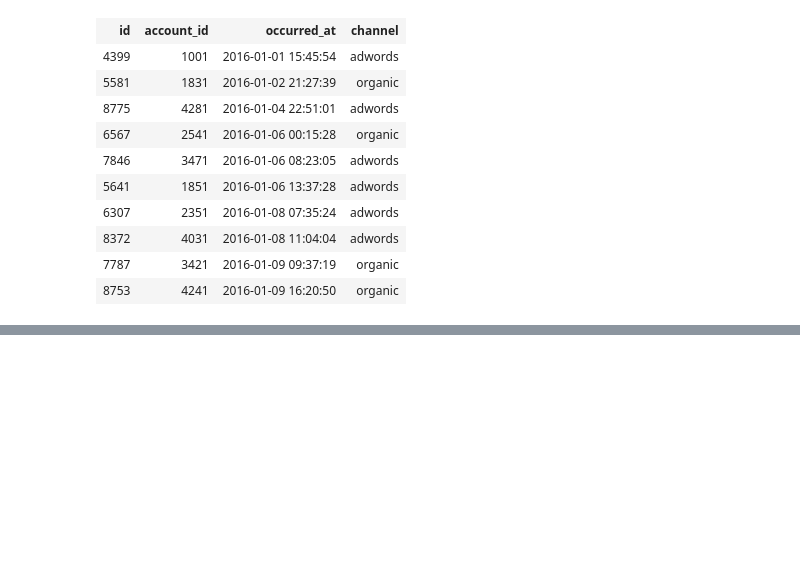
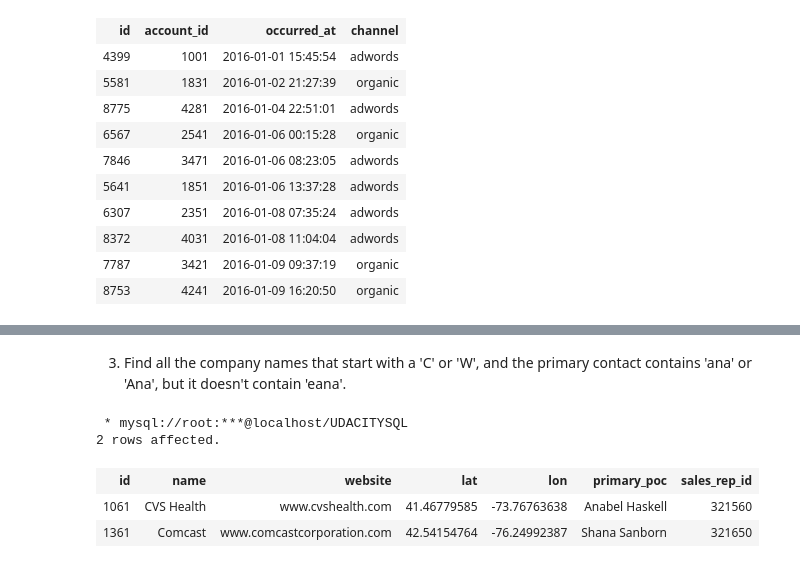
Before and after one commit to EmilyMaPe/SQL-for-Data-Analytics, a Jupyter notebook: BASIC SQL.ipynb, the cells around one changed output, grey strips where cells are left out. Drawn from its saved outputs; the diff is of its cells as text; code cells hidden in the pictures; blank space fills up the shorter version.

```diff
--- a/BASIC SQL.ipynb
+++ b/BASIC SQL.ipynb
@@ -774,0 +859,16 @@ SELECT *
+# %% [markdown]
+3. Find all the company names that start with a 'C' or 'W', and the primary contact contains 'ana' or 'Ana', but it doesn't contain 'eana'.
+# %%
+%%sql
+
+SELECT *
+    FROM accounts
+    WHERE (name LIKE 'C%' OR name LIKE 'W%')
+        AND ((primary_poc LIKE '%ana%' OR primary_poc LIKE '%Ana%')
+        AND primary_poc NOT LIKE '%eana%');
+# %% [output]
+ * mysql://root:***@localhost/UDACITYSQL
+2 rows affected.
+| id | name | website | lat | lon | primary_poc | sales_rep_id |
+| 1061 | CVS Health | www.cvshealth.com | 41.46779585 | -73.76763638 | Anabel Haskell | 321560 |
+| 1361 | Comcast | www.comcastcorporation.com | 42.54154764 | -76.24992387 | Shana Sanborn | 321650 |
```
Also changed, not shown: parts of 8 cells of this notebook.
